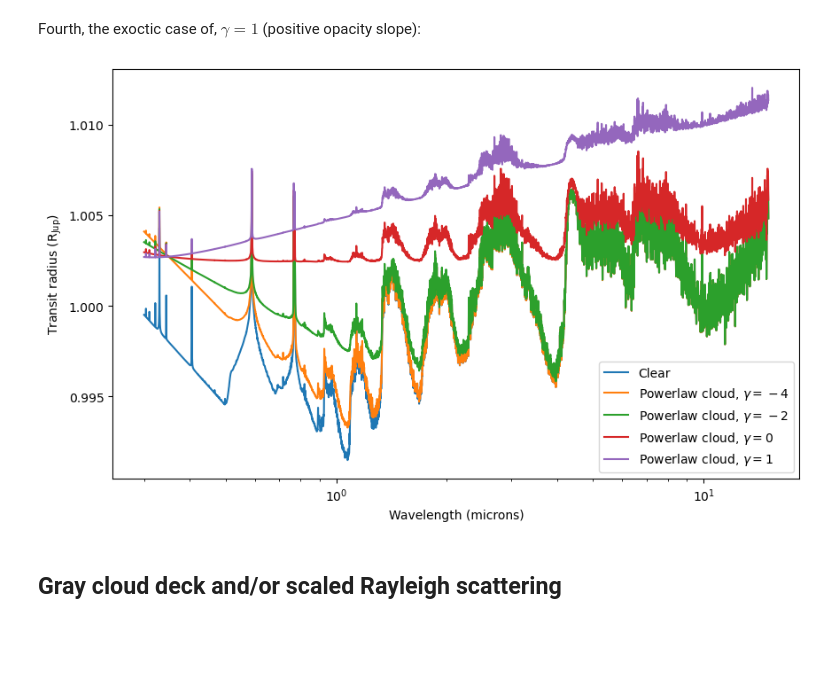
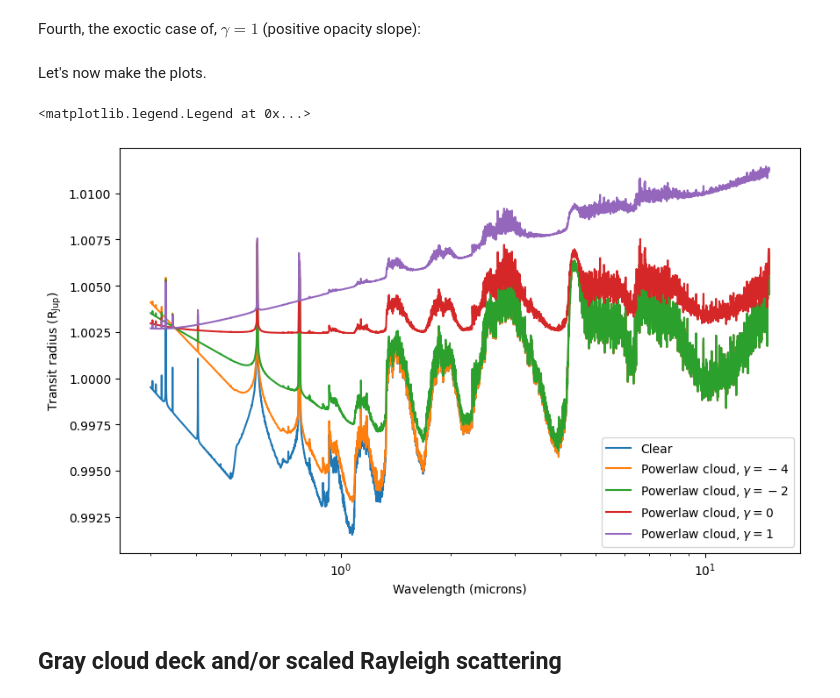
Before and after one commit to wbalmer/petitRADTRANS, a Jupyter notebook: docs/content/notebooks/including_clouds.ipynb, the cells around one changed output. Drawn from its saved outputs; the diff is of its cells as text; code cells hidden in the pictures; blank space fills up the shorter version.

Commit message:
Small include_clouds notebook fixes

```diff
--- a/docs/content/notebooks/including_clouds.ipynb
+++ b/docs/content/notebooks/including_clouds.ipynb
@@ -145,49 +166,39 @@ m0 = transit_radii/cst.r_jup_mean
 # %% [markdown]
 Fourth, the exoctic case of, $\gamma = 1$ (positive opacity slope):
+# %%
+power_law_opacity_350nm = 0.01
+power_law_opacity_coefficient = 1.0
+
+wavelengths, transit_radii, _ = atmosphere.calculate_transit_radii(
+    temperatures=temperatures,
+    mass_fractions=mass_fractions,
+    mean_molar_masses=mean_molar_masses,
+    reference_gravity=reference_gravity,
+    planet_radius=planet_radius,
+    reference_pressure=reference_pressure,
+    power_law_opacity_350nm=power_law_opacity_350nm,
+    power_law_opacity_coefficient=power_law_opacity_coefficient
+)
+
+p1 = transit_radii / cst.r_jup_mean
+# %% [markdown]
+Let's now make the plots.
 # %%
-power_law_opacity_350nm = 0.01
-power_law_opacity_coefficient = 1.
+fig, ax = plt.subplots(figsize = (10, 6))
 
-wavelengths, transit_radii, _ = atmosphere.calculate_transit_radii(temperatures=temperatures,
-                                                                   mass_fractions=mass_fractions,
-                                                                   mean_molar_masses=mean_molar_masses,
-                                                                   reference_gravity=reference_gravity,
-                                                                   planet_radius=planet_radius,
-                                                                   reference_pressure=reference_pressure,
-                                                                   power_law_opacity_350nm=power_law_opacity_350nm,
-                                                                   power_law_opacity_coefficient=power_law_opacity_coefficient)
-
-p1 = transit_radii/cst.r_jup_mean
-
-# Make plot
-
-fig, ax = plt.subplots(figsize = (10,6))
-
-ax.plot(wavelengths*1e4, clear, label = 'Clear')
-
-ax.plot(wavelengths*1e4,
-        m4,
-        label = r'Powerlaw cloud, $\gamma = -4$')
-
-ax.plot(wavelengths*1e4,
-        m2,
-        label = r'Powerlaw cloud, $\gamma = -2$')
-
-ax.plot(wavelengths*1e4,
-        m0,
-        label = r'Powerlaw cloud, $\gamma = 0$')
-
-ax.plot(wavelengths*1e4,
-        p1,
-        label = r'Powerlaw cloud, $\gamma = 1$')
+ax.plot(wavelengths * 1e4, clear, label='Clear')
+ax.plot(wavelengths * 1e4, m4, label=r'Powerlaw cloud, $\gamma = -4$')
+ax.plot(wavelengths * 1e4, m2, label=r'Powerlaw cloud, $\gamma = -2$')
+ax.plot(wavelengths * 1e4, m0, label=r'Powerlaw cloud, $\gamma = 0$')
+ax.plot(wavelengths * 1e4, p1, label=r'Powerlaw cloud, $\gamma = 1$')
 
 ax.set_xscale('log')
 ax.set_xlabel('Wavelength (microns)')
 ax.set_ylabel(r'Transit radius ($\rm R_{Jup}$)')
 ax.legend(loc = 'best')
-plt.show()
 # %% [output]
+<matplotlib.legend.Legend at 0x...>
-[figure, old version]
+[figure, new version]
 # %% [markdown]
 ## Gray cloud deck and/or scaled Rayleigh scattering
 # %% [markdown]
```
Also changed, not shown: parts of 32 cells of this notebook.
